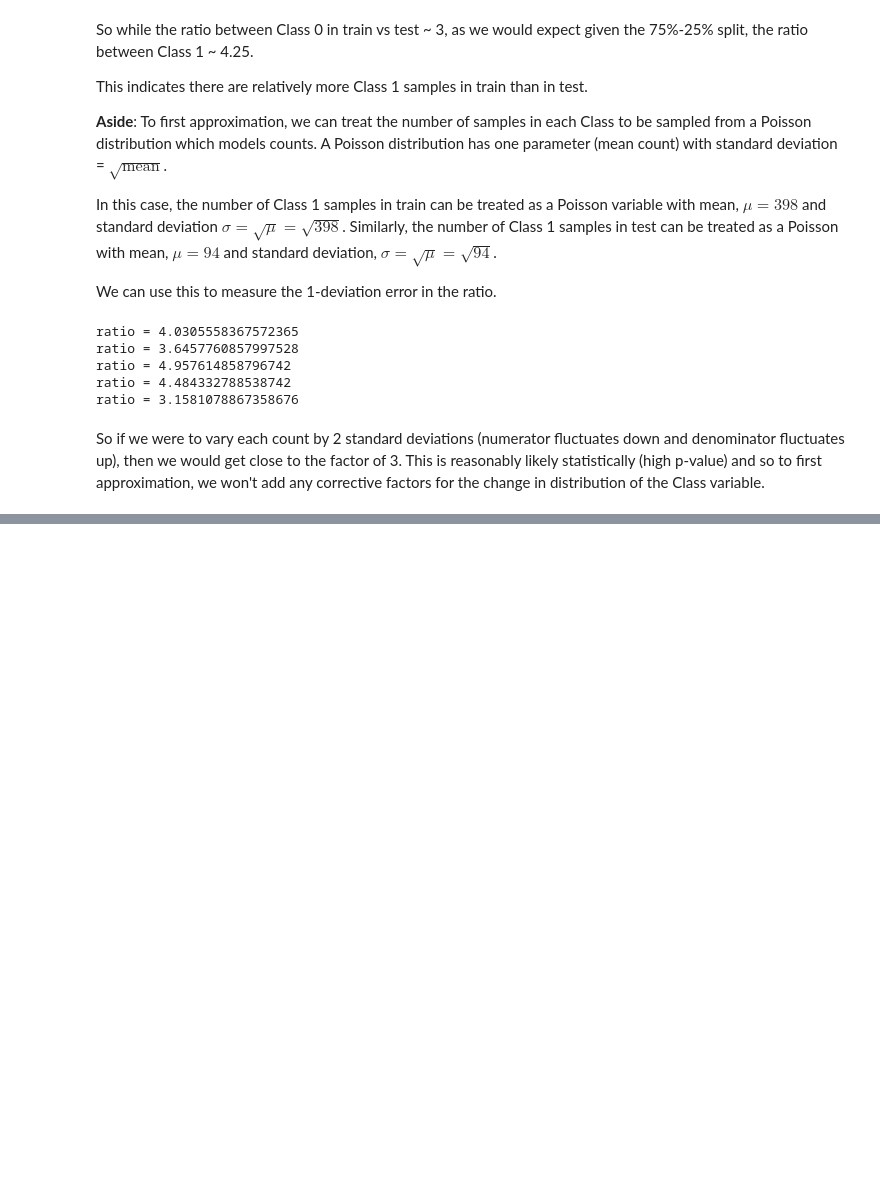
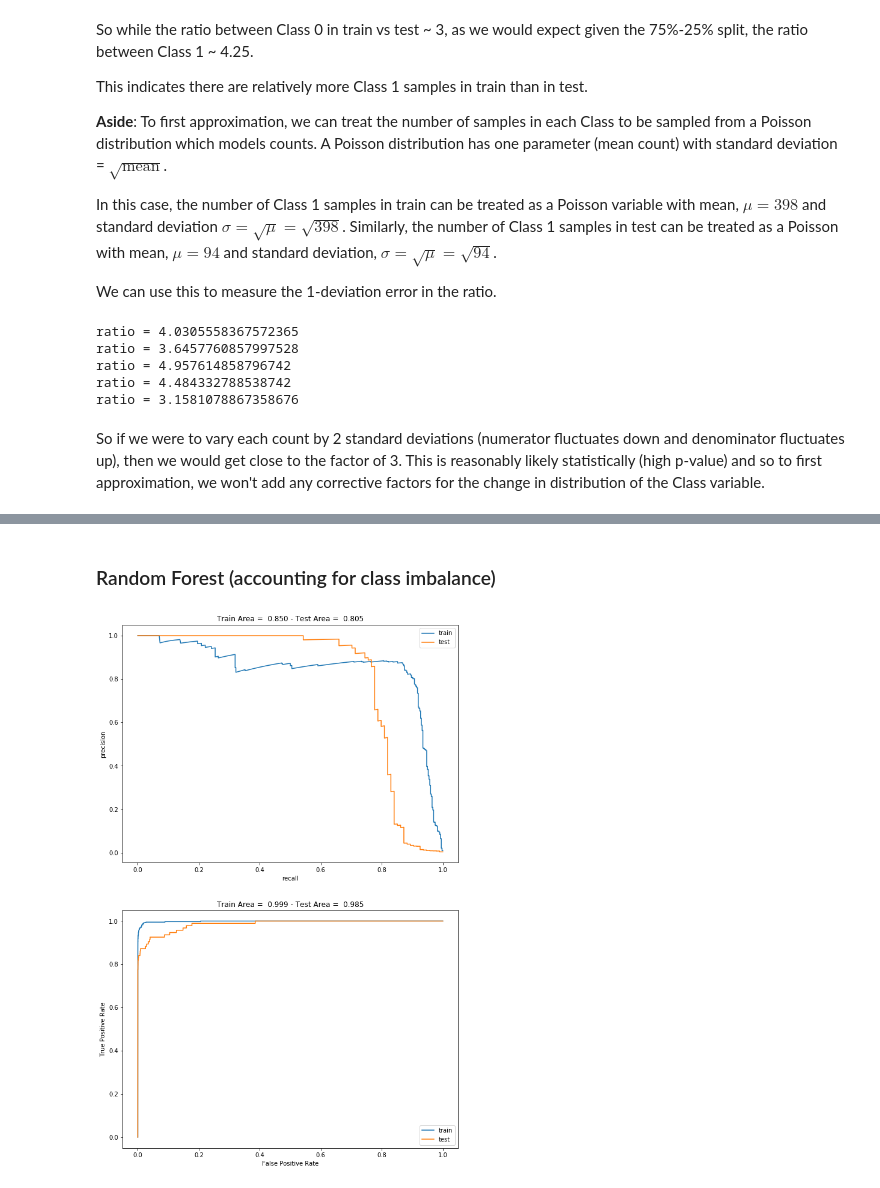
Before and after one commit to TreeinRandomForest/FraudDetectionExample, a Jupyter notebook: Credit Card Fraud Detection.ipynb, the cells around one changed output, grey strips where cells are left out. Saved outputs shown, nothing was run; the diff lists cells and outputs as text; code cells hidden in the pictures; blank space fills up the shorter version.

```diff
--- a/Credit Card Fraud Detection.ipynb
+++ b/Credit Card Fraud Detection.ipynb
@@ -542,9 +443,0 @@ Name: Class, dtype: int64
-# %%
-features_train = df_train.drop(['Class'], axis=1)
-target_train = df_train['Class']
-
-features_val = df_val.drop(['Class'], axis=1)
-target_val = df_val['Class']
-
-features_test = df_test.drop(['Class'], axis=1)
-target_test = df_test['Class']
@@ -757,6 +443,0 @@ df_train, df_test = create_validation_sets(df, train_size=0.75)
-# %%
-features_train = df_train.drop(['Time', 'Class'], axis=1)
-target_train = df_train['Class']
-
-features_test = df_test.drop(['Time', 'Class'], axis=1)
-target_test = df_test['Class']
@@ -816,0 +473,12 @@ _ = plot_score_dist(model_rf, features_test, target_test)
+# %% [markdown]
+### Random Forest (accounting for class imbalance)
+# %%
+model_rf_balanced = RandomForestClassifier(n_estimators=200,
+                                           max_depth=6,
+                                           n_jobs=10,
+                                           class_weight='balanced')
+
+model_rf_balanced = build_model(model_rf_balanced, features_train, target_train,
+                                                   features_test, target_test)
+# %% [output]
+[figure, added]
```
Also changed, not shown: parts of 80 cells of this notebook.
